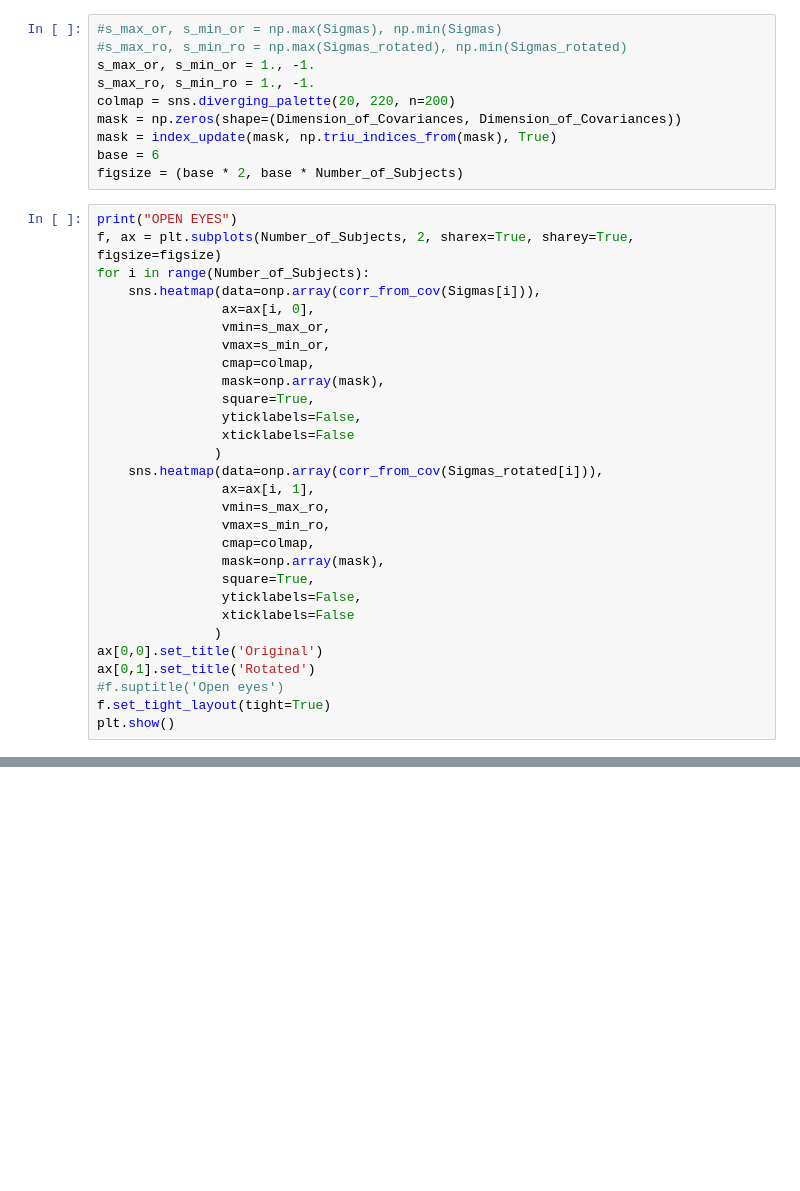
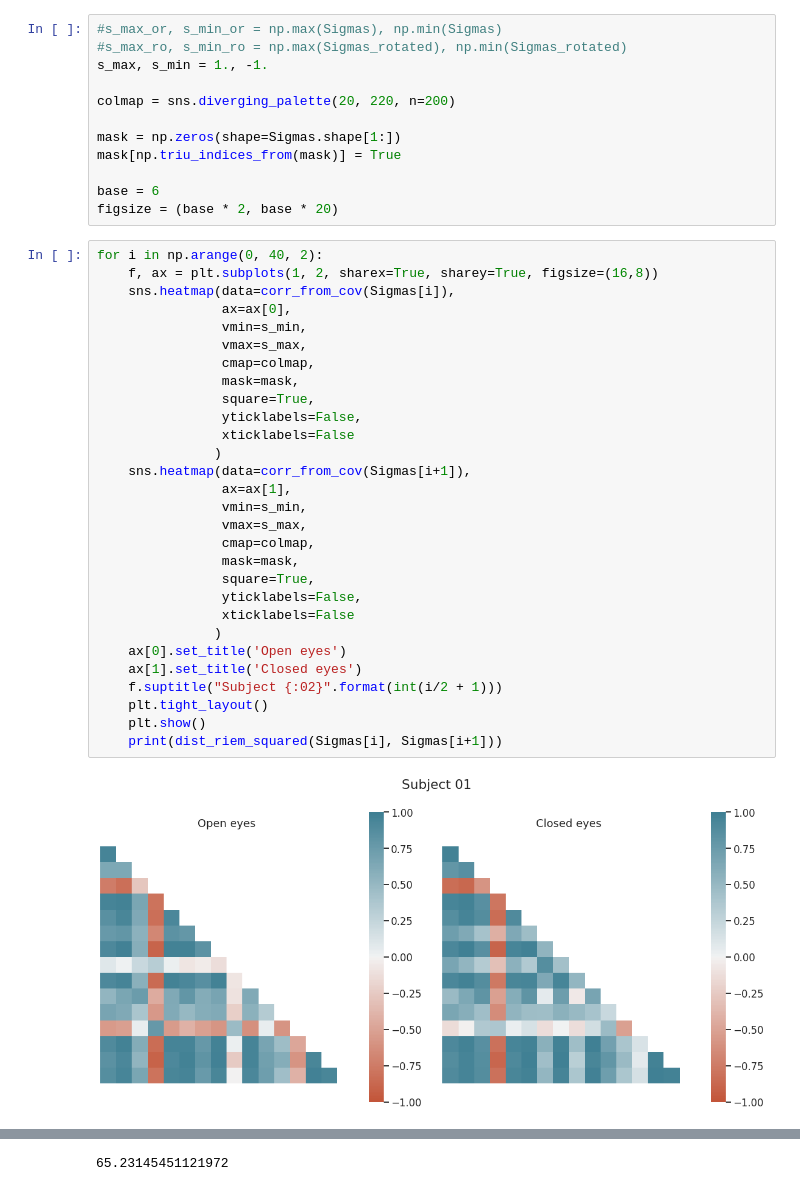
Before and after one commit to jschiavon/spd_alignment, a Jupyter notebook: notebooks/Test_on_matrices.ipynb, the cells around one changed output, grey strips where cells are left out. Cells and saved outputs as stored; diff of their text form; blank space fills up the shorter version.

```diff
--- a/notebooks/Test_on_matrices.ipynb
+++ b/notebooks/Test_on_matrices.ipynb
@@ -96,40 +219,43 @@ Sigmas_rotated = utils.rotate(Sigmas, Omegas)
 # %%
 #s_max_or, s_min_or = np.max(Sigmas), np.min(Sigmas)
 #s_max_ro, s_min_ro = np.max(Sigmas_rotated), np.min(Sigmas_rotated)
-s_max_or, s_min_or = 1., -1.
-s_max_ro, s_min_ro = 1., -1.
+s_max, s_min = 1., -1.
+
 colmap = sns.diverging_palette(20, 220, n=200)
-mask = np.zeros(shape=(Dimension_of_Covariances, Dimension_of_Covariances))
-mask = index_update(mask, np.triu_indices_from(mask), True)
+
+mask = np.zeros(shape=Sigmas.shape[1:])
+mask[np.triu_indices_from(mask)] = True
+
 base = 6
-figsize = (base * 2, base * Number_of_Subjects)
+figsize = (base * 2, base * 20)
 # %%
-print("OPEN EYES")
-f, ax = plt.subplots(Number_of_Subjects, 2, sharex=True, sharey=True, figsize=figsize)
-for i in range(Number_of_Subjects):
-    sns.heatmap(data=onp.array(corr_from_cov(Sigmas[i])),
-                ax=ax[i, 0],
-                vmin=s_max_or,
-                vmax=s_min_or,
+for i in np.arange(0, 40, 2):
+    f, ax = plt.subplots(1, 2, sharex=True, sharey=True, figsize=(16,8))
+    sns.heatmap(data=corr_from_cov(Sigmas[i]),
+                ax=ax[0],
+                vmin=s_min,
+                vmax=s_max,
                 cmap=colmap,
-                mask=onp.array(mask),
+                mask=mask,
                 square=True,
                 yticklabels=False,
                 xticklabels=False
                )
-    sns.heatmap(data=onp.array(corr_from_cov(Sigmas_rotated[i])),
-                ax=ax[i, 1],
-                vmin=s_max_ro,
-                vmax=s_min_ro,
+    sns.heatmap(data=corr_from_cov(Sigmas[i+1]),
+                ax=ax[1],
+                vmin=s_min,
+                vmax=s_max,
                 cmap=colmap,
-                mask=onp.array(mask),
+                mask=mask,
                 square=True,
                 yticklabels=False,
                 xticklabels=False
                )
-ax[0,0].set_title('Original')
-ax[0,1].set_title('Rotated')
-#f.suptitle('Open eyes')
-f.set_tight_layout(tight=True)
-plt.show()
+    ax[0].set_title('Open eyes')
+    ax[1].set_title('Closed eyes')
+    f.suptitle("Subject {:02}".format(int(i/2 + 1)))
+    plt.tight_layout()
+    plt.show()
+    print(dist_riem_squared(Sigmas[i], Sigmas[i+1]))
 # %% [output]
+[figure, new version]
@@ -137,0 +263 @@ OPEN EYES
+65.23145451121972
```
Also changed, not shown: parts of 22 cells of this notebook, 2 other files.
